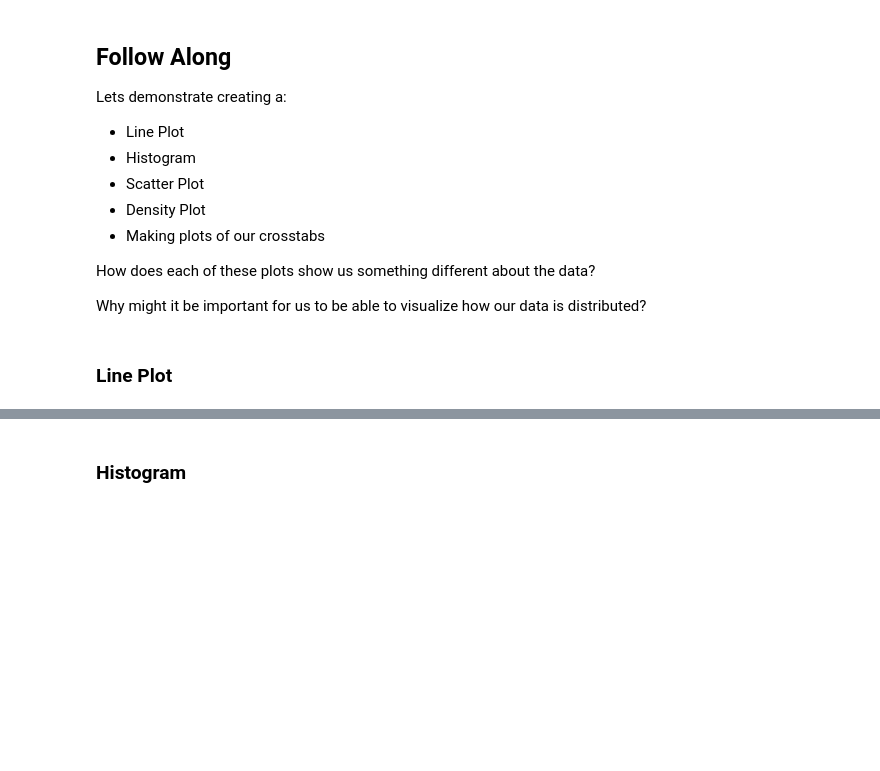
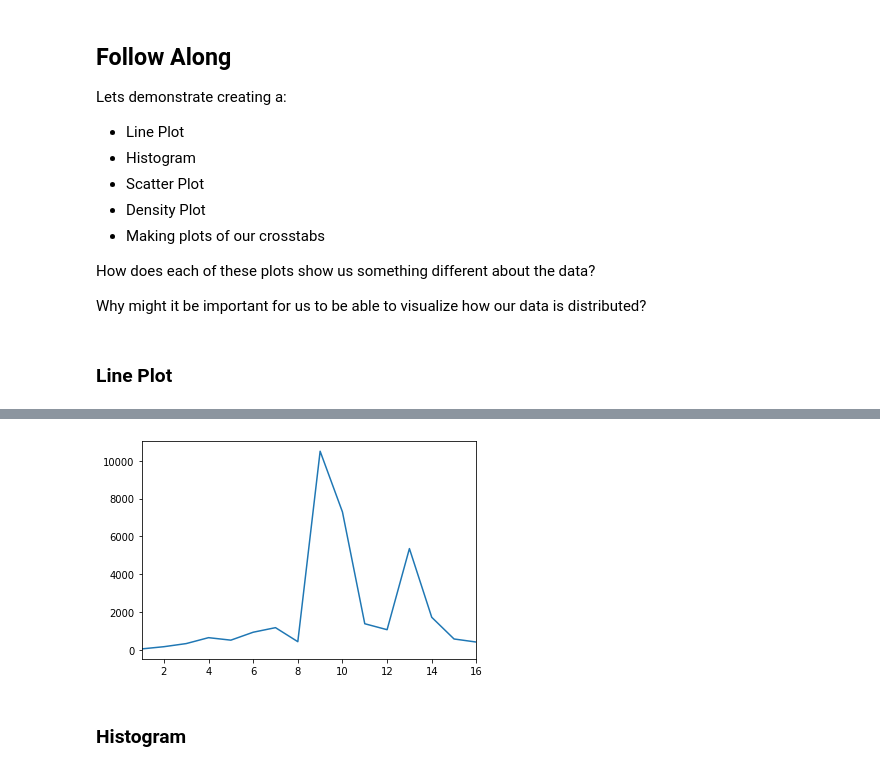
Before and after one commit to bloominstituteoftechnology/DS-Unit-1-Sprint-1-Data-Wrangling-and-Storytelling, a Jupyter notebook: module1-exploratory-data-analysis/LS_DS13_111_Exploratory_Data_Analysis.ipynb, the cells around one changed output, grey strips where cells are left out. Cells and saved outputs as stored; diff of their text form; code cells hidden in the pictures; blank space fills up the shorter version.

```diff
--- a/module1-exploratory-data-analysis/LS_DS13_111_Exploratory_Data_Analysis.ipynb
+++ b/module1-exploratory-data-analysis/LS_DS13_111_Exploratory_Data_Analysis.ipynb
@@ -290,2 +509,6 @@ Why might it be important for us to be able to visualize how our data is distrib
+# %%
+df['education-num'].value_counts().sort_index().plot();
+# %% [output]
+[figure, added]
 # %% [markdown]
 ### Histogram
```
Also changed, not shown: parts of 25 cells of this notebook.
